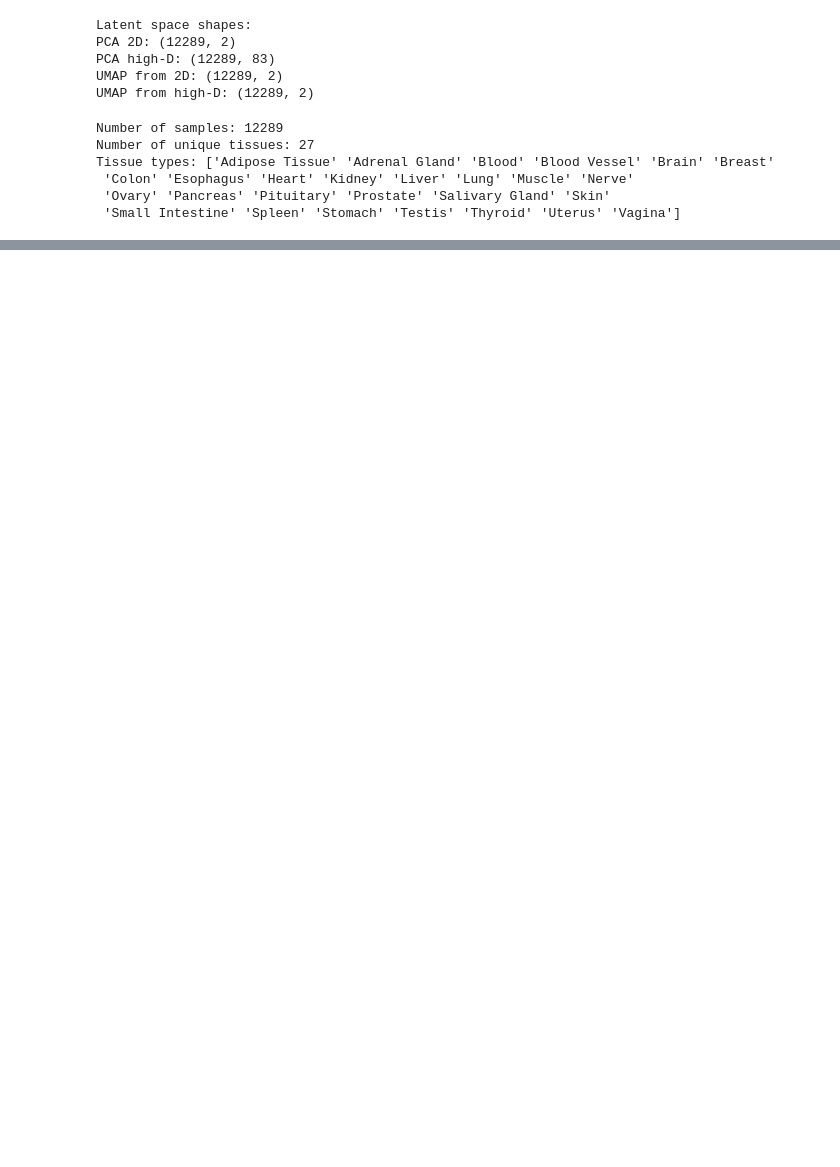
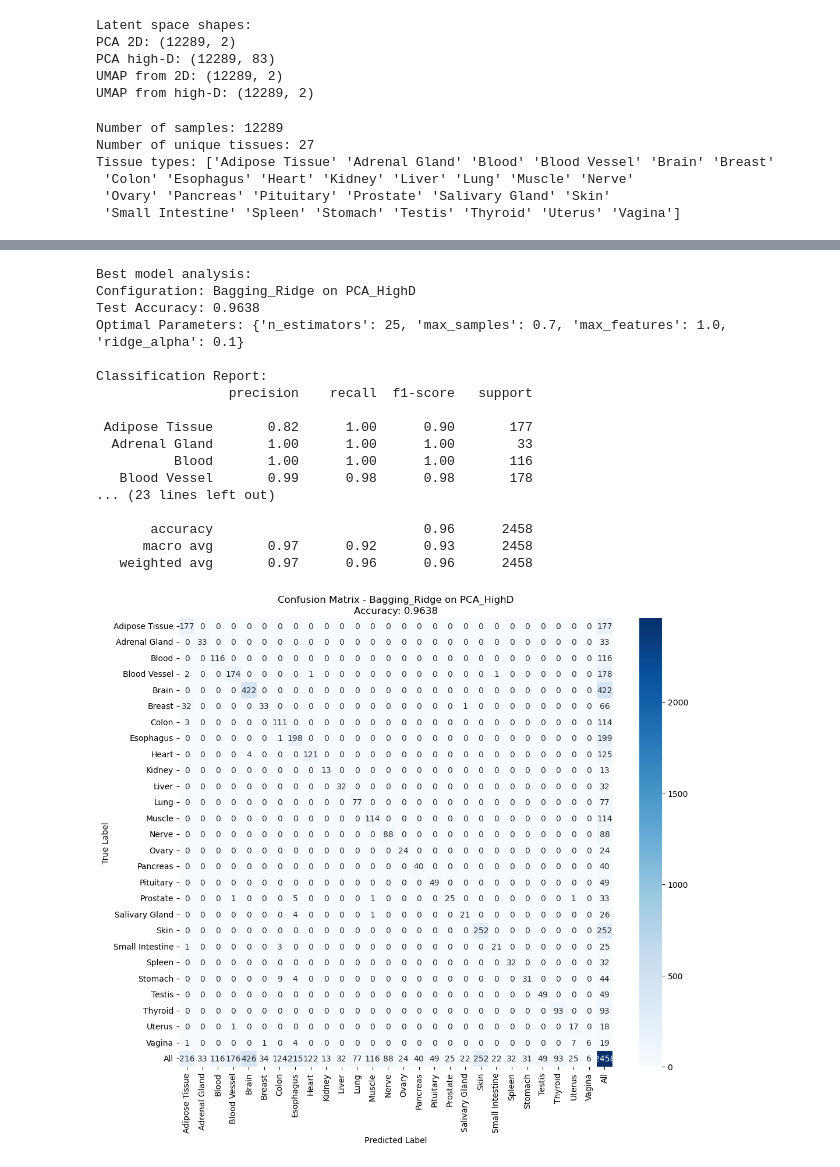
Before and after one commit to emilyekstrum/cu-cpbs-7602, a Jupyter notebook: assignment03/ensemble_tissue_prediction.ipynb, the cells around one changed output, grey strips where cells are left out. Saved outputs shown, nothing was run; the diff lists cells and outputs as text; code cells hidden in the pictures; blank space fills up the shorter version.

```diff
--- a/assignment03/ensemble_tissue_prediction.ipynb
+++ b/assignment03/ensemble_tissue_prediction.ipynb
@@ -260,0 +267,8 @@ plt.show()
+# %%
+# perform hyperparameter sweeping on all latent spaces
+
+# run hyperparameter sweep for each latent space
+sweep_results = {}
+
+for space_name, X_data in latent_spaces_dict.items():
+    sweep_results[space_name] = hyperparameter_sweep(X_data, tissue_labels, space_name)
@@ -260,0 +341,62 @@ plt.show()
+# %%
+# analysis of best model
+best_space = best_config['latent_space']
+best_model_name = best_config['model']
+best_model_data = sweep_results[best_space]['final_models'][best_model_name]
+
+print(f"\nBest model analysis:")
+print(f"Configuration: {best_model_name} on {best_space}")
+print(f"Test Accuracy: {best_model_data['test_score']:.4f}")
+print(f"Optimal Parameters: {best_model_data['params']}")
+
+# classification report for best model
+y_test_best = sweep_results[best_space]['y_test']
+y_pred_best = best_model_data['predictions']
+
+print("\nClassification Report:")
+print(classification_report(y_test_best, y_pred_best))
+
+# confusion matrix for best model
+plt.figure(figsize=(12, 10))
+cm = pd.crosstab(y_test_best, y_pred_best, margins=True)
+sns.heatmap(cm, annot=True, fmt='d', cmap='Blues')
+plt.title(f'Confusion Matrix - {best_model_name} on {best_space}\nAccuracy: {best_model_data["test_score"]:.4f}')
+plt.xlabel('Predicted Label')
+plt.ylabel('True Label')
+plt.show()
+
+# feature importance (if available)
+best_model_obj = best_model_data['model']
+if hasattr(best_model_obj, 'feature_importances_'):
+    plt.figure(figsize=(10, 6))
+    feature_names = [f'Feature_{i}' for i in range(len(best_model_obj.feature_importances_))]
+    importance_df = pd.DataFrame({
+        'feature': feature_names,
+        'importance': best_model_obj.feature_importances_
+    }).sort_values('importance', ascending=True)
+
+    plt.barh(range(len(importance_df)), importance_df['importance'])
+    plt.yticks(range(len(importance_df)), importance_df['feature'])
+    plt.xlabel('Feature Importance')
+    plt.title(f'Feature Importance - {best_model_name}')
+    plt.tight_layout()
+    plt.show()
+# %% [output]
+Best model analysis:
+Configuration: Bagging_Ridge on PCA_HighD
+Test Accuracy: 0.9638
+Optimal Parameters: {'n_estimators': 25, 'max_samples': 0.7, 'max_features': 1.0, 'ridge_alpha': 0.1}
+
+Classification Report:
+                 precision    recall  f1-score   support
+
+ Adipose Tissue       0.82      1.00      0.90       177
+  Adrenal Gland       1.00      1.00      1.00        33
+          Blood       1.00      1.00      1.00       116
+   Blood Vessel       0.99      0.98      0.98       178
+... (23 lines left out)
+
+       accuracy                           0.96      2458
+      macro avg       0.97      0.92      0.93      2458
+   weighted avg       0.97      0.96      0.96      2458
+[figure, added]
```
Also changed, not shown: parts of 15 cells of this notebook, 1 other file.
